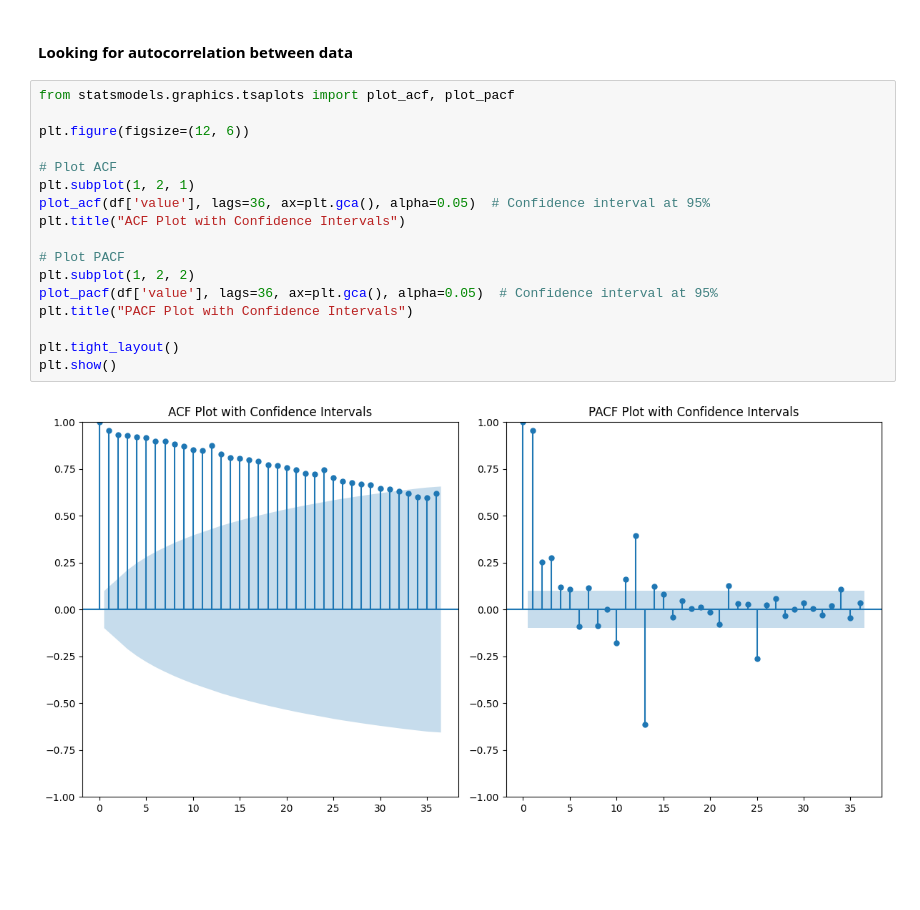
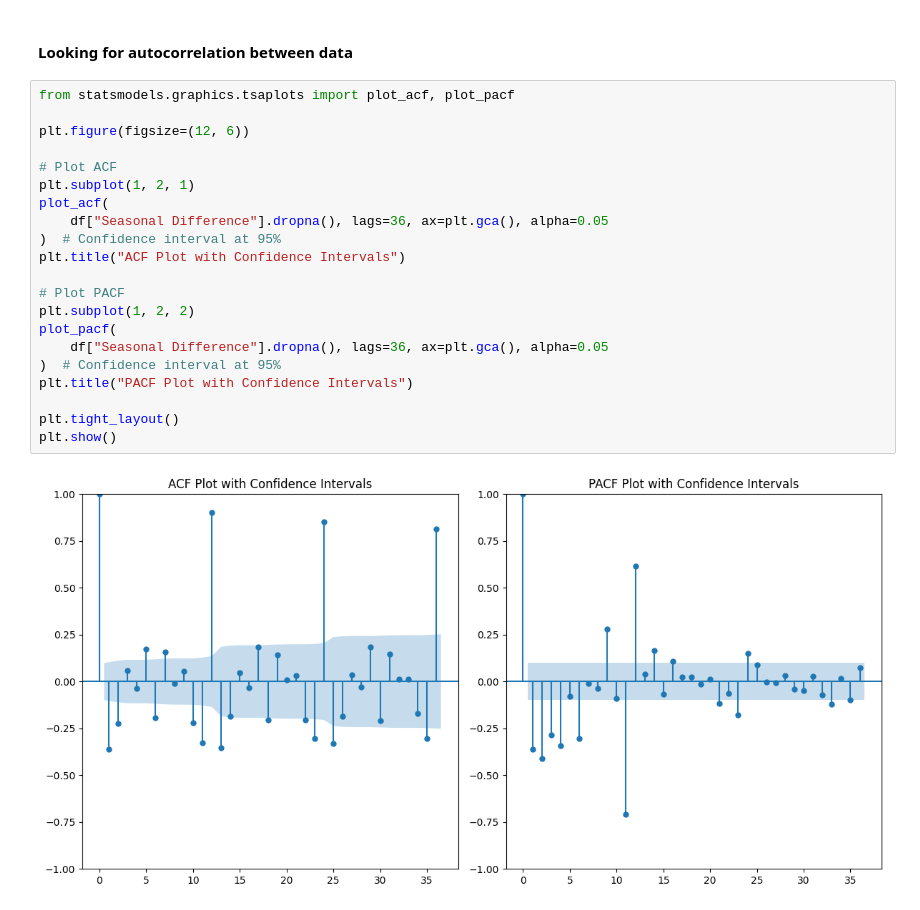
Before and after one commit to snehsuresh/llm-forecasting-ccb, a Jupyter notebook: experiment.ipynb, the cells around one changed output. Drawn from its saved outputs; the diff is of its cells as text; blank space fills up the shorter version.

```diff
--- a/experiment.ipynb
+++ b/experiment.ipynb
@@ -133,19 +131,23 @@ look-up table. The actual p-value is greater than the p-value returned.
 # %%
 from statsmodels.graphics.tsaplots import plot_acf, plot_pacf
 
 plt.figure(figsize=(12, 6))
 
 # Plot ACF
 plt.subplot(1, 2, 1)
-plot_acf(df['value'], lags=36, ax=plt.gca(), alpha=0.05)  # Confidence interval at 95%
+plot_acf(
+    df["Seasonal Difference"].dropna(), lags=36, ax=plt.gca(), alpha=0.05
+)  # Confidence interval at 95%
 plt.title("ACF Plot with Confidence Intervals")
 
 # Plot PACF
 plt.subplot(1, 2, 2)
-plot_pacf(df['value'], lags=36, ax=plt.gca(), alpha=0.05)  # Confidence interval at 95%
+plot_pacf(
+    df["Seasonal Difference"].dropna(), lags=36, ax=plt.gca(), alpha=0.05
+)  # Confidence interval at 95%
 plt.title("PACF Plot with Confidence Intervals")
 
 plt.tight_layout()
 plt.show()
 # %% [output]
-[figure, old version]
+[figure, new version]
```
Also changed, not shown: parts of 27 cells of this notebook, 1 other file.
